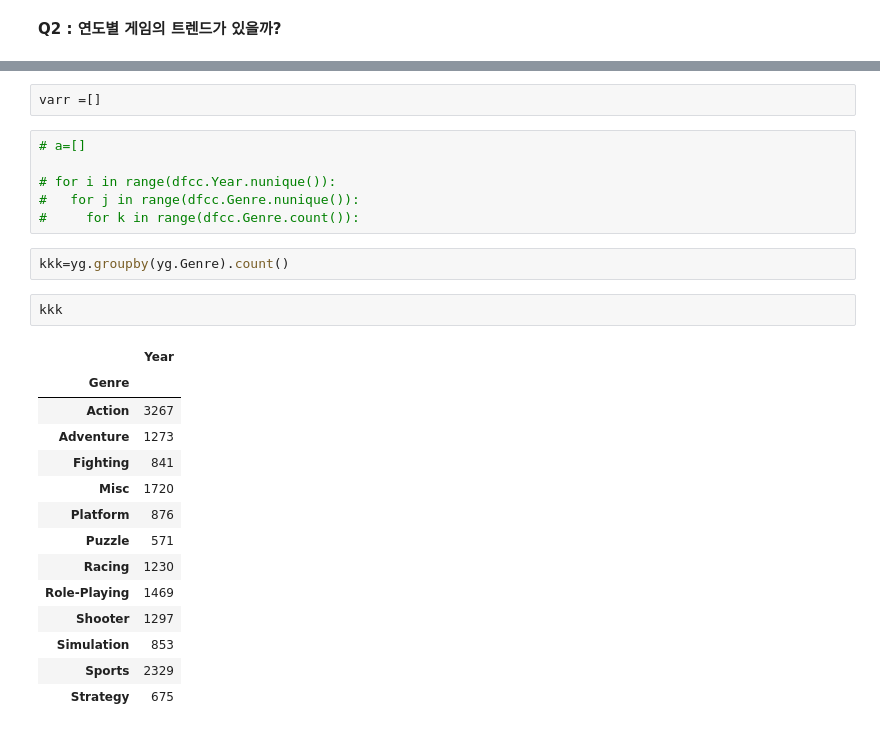
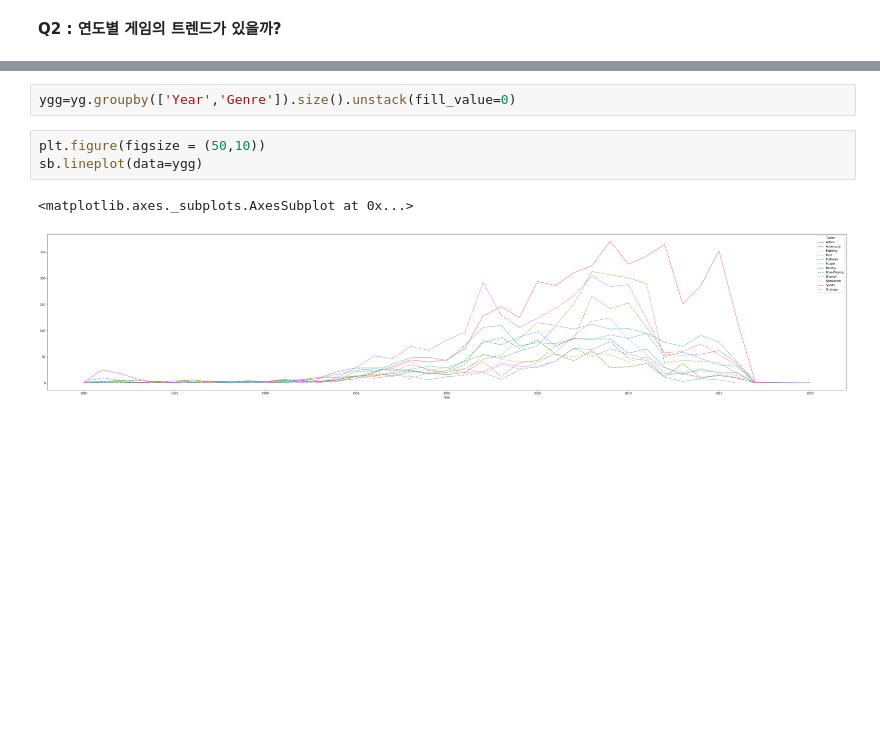
Before and after one commit to IlsuSong/Section1_Project, a Jupyter notebook: AI_14_송일수_Section1.ipynb, the cells around one changed output, grey strips where cells are left out. Saved outputs shown, nothing was run; the diff lists cells and outputs as text; blank space fills up the shorter version.

```diff
--- a/AI_14_송일수_Section1.ipynb
+++ b/AI_14_송일수_Section1.ipynb
@@ -248,27 +183,8 @@ dfcc.Genre.count()
-# %%
-varr =[]
-# %%
-# a=[]
-
-# for i in range(dfcc.Year.nunique()):
-#   for j in range(dfcc.Genre.nunique()):
-#     for k in range(dfcc.Genre.count()):
-# %%
-kkk=yg.groupby(yg.Genre).count()
-# %%
-kkk
-# %% [output]
-|  | Year |
-| Genre |  |
-| Action | 3267 |
-| Adventure | 1273 |
-| Fighting | 841 |
-| Misc | 1720 |
-| Platform | 876 |
-| Puzzle | 571 |
-| Racing | 1230 |
-| Role-Playing | 1469 |
-| Shooter | 1297 |
-| Simulation | 853 |
-| Sports | 2329 |
-| Strategy | 675 |
+# %%
+ygg=yg.groupby(['Year','Genre']).size().unstack(fill_value=0)
+# %%
+plt.figure(figsize = (50,10))
+sb.lineplot(data=ygg)
+# %% [output]
+<matplotlib.axes._subplots.AxesSubplot at 0x...>
+[figure, added]
```
Also changed, not shown: parts of 15 cells of this notebook.
